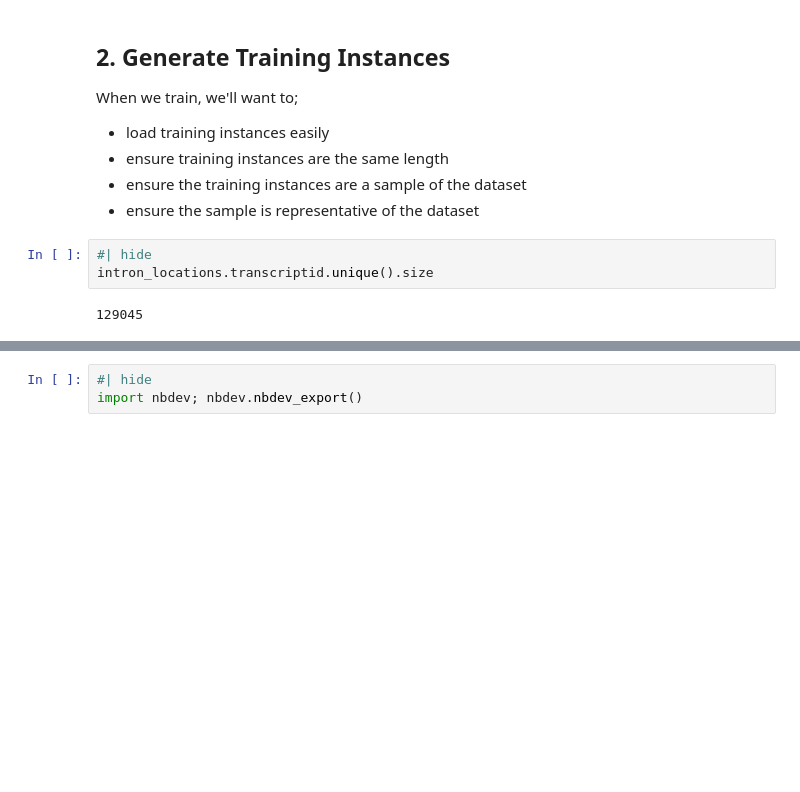
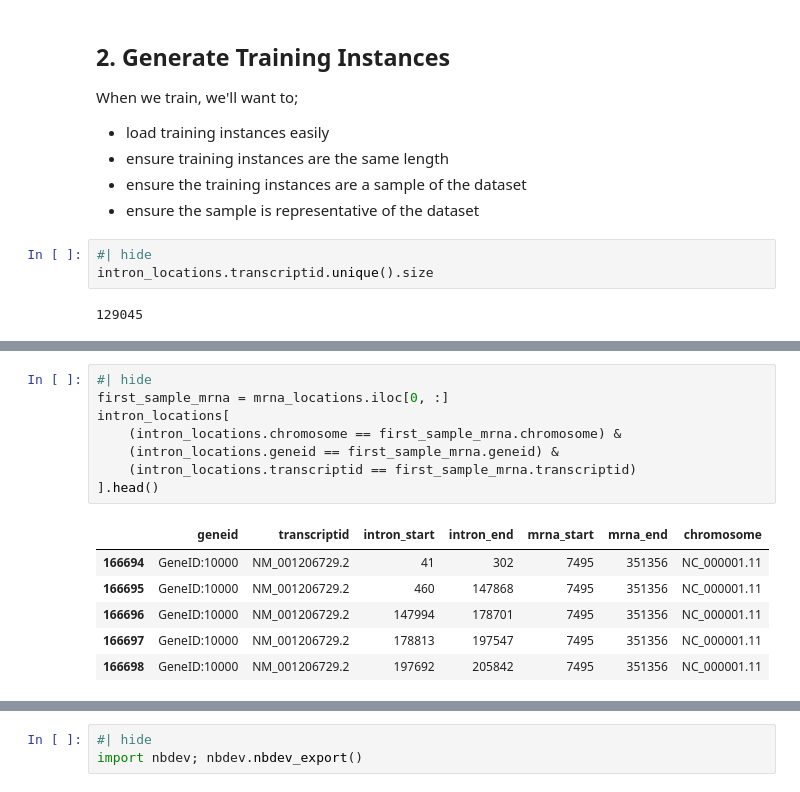
Before and after one commit to DataAndDeadlifts/main, a Jupyter notebook: nbs/03 training.transcription.generation.ipynb, the cells around one changed output, grey strips where cells are left out. Saved outputs shown, nothing was run; the diff lists cells and outputs as text; blank space fills up the shorter version.

```diff
--- a/nbs/03 training.transcription.generation.ipynb
+++ b/nbs/03 training.transcription.generation.ipynb
@@ -266,0 +518,15 @@ intron_locations.transcriptid.unique().size
+# %%
+#| hide
+first_sample_mrna = mrna_locations.iloc[0, :]
+intron_locations[
+    (intron_locations.chromosome == first_sample_mrna.chromosome) &
+    (intron_locations.geneid == first_sample_mrna.geneid) &
+    (intron_locations.transcriptid == first_sample_mrna.transcriptid)
+].head()
+# %% [output]
+|  | geneid | transcriptid | intron_start | intron_end | mrna_start | mrna_end | chromosome |
+| 166694 | GeneID:10000 | NM_001206729.2 | 41 | 302 | 7495 | 351356 | NC_000001.11 |
+| 166695 | GeneID:10000 | NM_001206729.2 | 460 | 147868 | 7495 | 351356 | NC_000001.11 |
+| 166696 | GeneID:10000 | NM_001206729.2 | 147994 | 178701 | 7495 | 351356 | NC_000001.11 |
+| 166697 | GeneID:10000 | NM_001206729.2 | 178813 | 197547 | 7495 | 351356 | NC_000001.11 |
+| 166698 | GeneID:10000 | NM_001206729.2 | 197692 | 205842 | 7495 | 351356 | NC_000001.11 |
```
Also changed, not shown: parts of 36 cells of this notebook, 7 other files.
